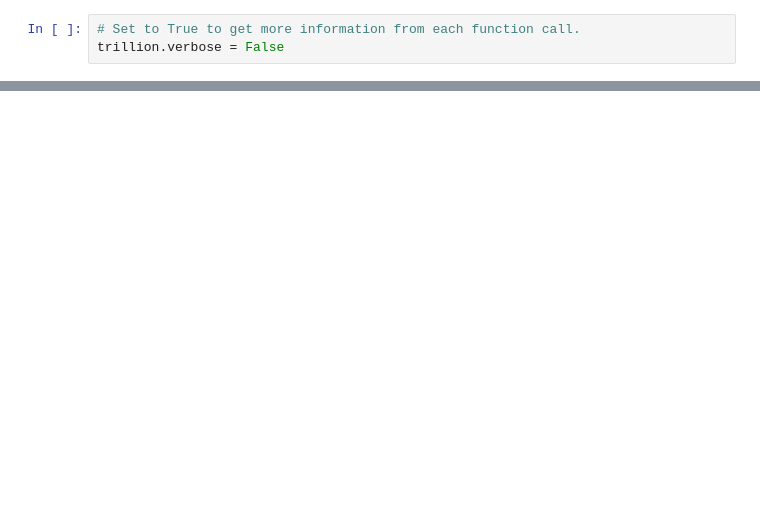
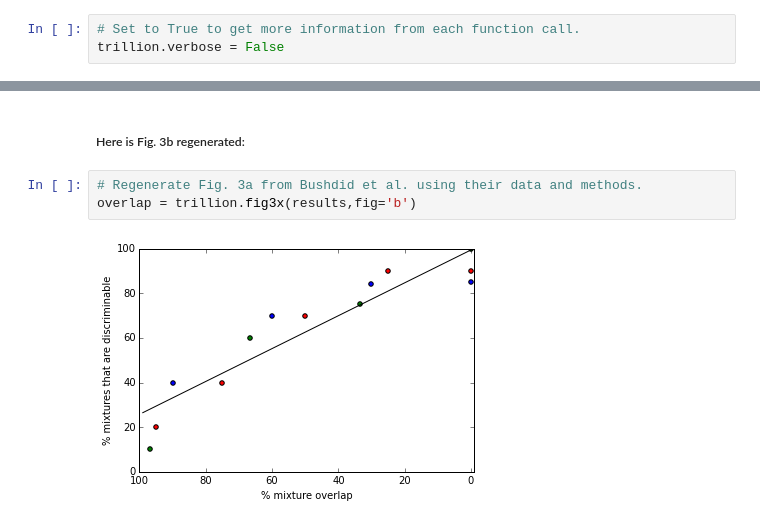
Before and after one commit to rgerkin/trillion, a Jupyter notebook: arxiv.ipynb, the cells around one changed output, grey strips where cells are left out. Drawn from its saved outputs; the diff is of its cells as text; blank space fills up the shorter version.

```diff
--- a/arxiv.ipynb
+++ b/arxiv.ipynb
@@ -50,0 +40,7 @@ d += [trillion.num_odors3(r,fig='b')]
+# %% [markdown]
+##### Here is Fig. 3b regenerated:
+# %%
+# Regenerate Fig. 3a from Bushdid et al. using their data and methods.
+overlap = trillion.fig3x(results,fig='b')
+# %% [output]
+[figure, added]
```
Also changed, not shown: parts of 24 cells of this notebook, 1 other file.
